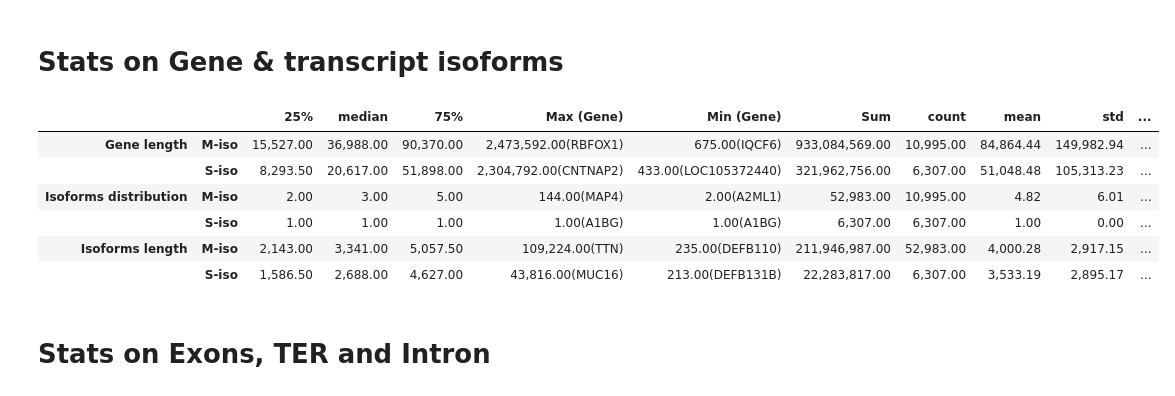
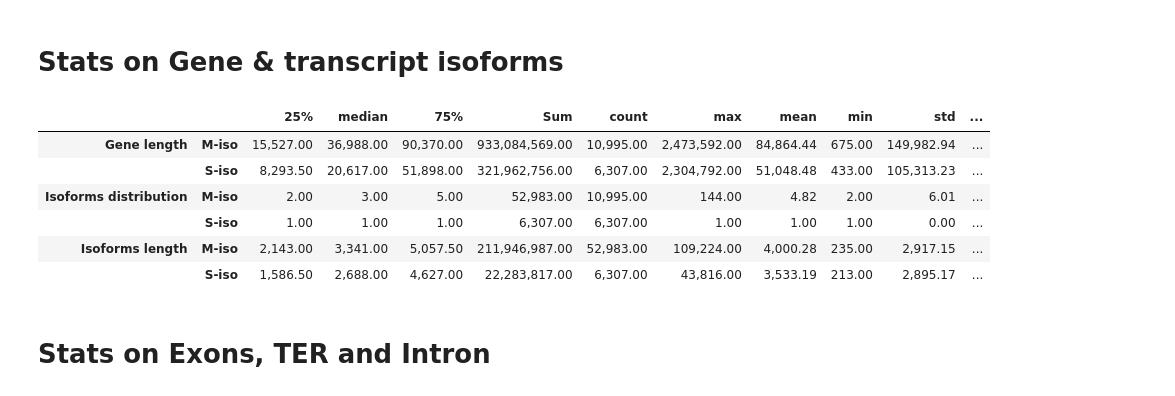
Before and after one commit to weber8thomas/MISOG_SISOG, a Jupyter notebook: src/misog_sisog_analysis.ipynb, the cells around one changed output. Cells and saved outputs as stored; diff of their text form; code cells hidden in the pictures.

```diff
--- a/src/misog_sisog_analysis.ipynb
+++ b/src/misog_sisog_analysis.ipynb
@@ -162,42 +153,13 @@ Name: Miso_siso, dtype: int64
 # %% [markdown]
 # Stats on Gene & transcript isoforms
 # %%
-def describe(df):
+def describe(df, x):
     d = df.describe()
     d.loc['Sum'] = df.sum()
     return d
 
-# CUSTOM describe fct
-def describe_dev(df, complete_df):
-#     print(complete_df)
-    d = df.describe()
-    iqr = scipy.stats.iqr(df)
-    quantile_25 = np.quantile(df, 0.25)
-    quantile_75 = np.quantile(df, 0.75)
-    lower_limit = 1.5 * iqr - quantile_25
-    upper_limit =  1.5 * iqr +  quantile_75
-    std = df.std()
-    mean = df.mean()
-
-    df_lite = df[df < (mean + (3 * std)) ]
-    d.loc['Sum'] = df.sum()
-
-    index = df.index[df == df.min()]
-    minvalue = complete_df.loc[df.index[df == df.min()]]['Gene'].values.tolist()[0]
-    d['Min (Gene)'] = "{:,.2f}".format(d.loc['min']) + '({})'.format(minvalue)
-
-    minvalue = complete_df.loc[df.index[df == df.max()]]['Gene'].values.tolist()[0]
-    d['Max (Gene)'] = "{:,.2f}".format(d.loc['max']) + '({})'.format(minvalue)
-
-    d = d.drop(['min' ,  'max'])
-
-
-    return d
 
 pd.options.display.float_format = '{:,.2f}'.format
-
-
-
 
 # Genes length
 
@@ -209,7 +171,7 @@ refseq_genes = pd.merge(refseq_genes, miso_siso[['Gene', 'Miso_siso']].drop_dupl
 refseq_genes = refseq_genes.loc[~refseq_genes['Gene'].isin(single_cds_genes)]
 
 
-refseq_genes_stats = pd.DataFrame(refseq_genes.groupby('Miso_siso')['Gene_length'].apply(lambda df: describe_dev(df, refseq_genes))).reset_index().pivot(index='level_1', columns='Miso_siso', values='Gene_length')
+refseq_genes_stats = pd.DataFrame(refseq_genes.groupby('Miso_siso')['Gene_length'].apply(lambda df: describe(df, refseq_genes))).reset_index().pivot(index='level_1', columns='Miso_siso', values='Gene_length')
 
 mwu = scipy.stats.mannwhitneyu(
         refseq_genes.loc[refseq_genes['Miso_siso'] == 'Miso']['Gene_length'],
@@ -230,7 +192,7 @@ refseq_isoform_length = refseq_exons_utr.copy()
 refseq_isoform_length = refseq_isoform_length.loc[~refseq_isoform_length['Gene'].isin(single_cds_genes)]
 refseq_isoform_length_stats_raw = refseq_isoform_length.groupby(['Miso_siso', 'Gene', 'RNA_name'])['Length'].sum().reset_index()
 
-refseq_isoform_length_stats = pd.DataFrame(refseq_isoform_length_stats_raw.groupby('Miso_siso')['Length'].apply(lambda r: describe_dev(r, refseq_isoform_length_stats_raw)).T).reset_index().pivot(index='level_1', columns='Miso_siso', values='Length')
+refseq_isoform_length_stats = pd.DataFrame(refseq_isoform_length_stats_raw.groupby('Miso_siso')['Length'].apply(lambda r: describe(r, refseq_isoform_length_stats_raw)).T).reset_index().pivot(index='level_1', columns='Miso_siso', values='Length')
 
 mwu = scipy.stats.mannwhitneyu(
         refseq_isoform_length_stats_raw.loc[refseq_isoform_length_stats_raw['Miso_siso'] == 'Miso']['Length'],
@@ -252,51 +214,52 @@ refseq_mrna['Gene'] = refseq_mrna['Attributes'].apply(lambda r: [e.replace('Pare
 refseq_mrna = pd.merge(refseq_mrna, miso_siso[['Gene', 'Miso_siso']].drop_duplicates(), on='Gene')
 refseq_mrna = refseq_mrna.loc[~refseq_mrna['Gene'].isin(single_cds_genes)]
 
 refseq_mrna_stats_raw = refseq_mrna.groupby(['Miso_siso', 'Gene'])['RNA_name'].count().reset_index()
-refseq_mrna_stats = pd.DataFrame(refseq_mrna_stats_raw.groupby('Miso_siso')['RNA_name'].apply(lambda r: describe_dev(r, refseq_mrna_stats_raw))).reset_index().pivot(index='level_1', columns='Miso_siso', values='RNA_name')
+refseq_mrna_stats = pd.DataFrame(refseq_mrna_stats_raw.groupby('Miso_siso')['RNA_name'].apply(lambda r: describe(r, refseq_mrna_stats_raw))).reset_index().pivot(index='level_1', columns='Miso_siso', values='RNA_name')
 
 mwu = scipy.stats.mannwhitneyu(
         refseq_mrna_stats_raw.loc[refseq_mrna_stats_raw['Miso_siso'] == 'Miso']['RNA_name'],
         refseq_mrna_stats_raw.loc[refseq_mrna_stats_raw['Miso_siso'] == 'Siso']['RNA_name'],
 )[1]
 mwu = '{:0.3e}'.format(mwu)
 
 refseq_mrna_stats.loc['p-value (MWU)'] = mwu
 
 refseq_mrna_stats.columns = pd.MultiIndex.from_product([['Isoforms distribution'], ['M-iso', 'S-iso']])
 refseq_mrna_stats.index.name = 'Statistics'
 
 
 # concat stats
 
 concat_gene_iso_level = pd.concat([refseq_genes_stats, refseq_mrna_stats, refseq_isoform_length_stats], axis=1)
 concat_gene_iso_level.index.name = ""
 concat_gene_iso_level = concat_gene_iso_level.T
 concat_gene_iso_level = concat_gene_iso_level.rename({'50%' : 'median'}, axis=1)
-concat_gene_iso_level.to_excel('/gstock/GeneIso/results/1_stats_gene_iso.xlsx')
 
-import openpyxl
-workbook=openpyxl.load_workbook('/gstock/GeneIso/results/GeneIso.xlsx')
-l_sheets = workbook.get_sheet_names()
-if 'Table S1' in l_sheets:
-    std=workbook.get_sheet_by_name('Table S1')
-    workbook.remove_sheet(std)
+# concat_gene_iso_level.to_excel('/gstock/GeneIso/results/1_stats_gene_iso.xlsx')
 
-with pd.ExcelWriter('/gstock/GeneIso/results/GeneIso.xlsx', mode='a', engine='openpyxl') as writer:
-#     df.to_excel(writer, sheet_name='Sheet_name_3')
-    concat_gene_iso_level.to_excel(writer, sheet_name='Table S1')
+# import openpyxl
+# workbook=openpyxl.load_workbook('/gstock/GeneIso/results/GeneIso.xlsx')
+# l_sheets = workbook.get_sheet_names()
+# if 'Table S1' in l_sheets:
+#     std=workbook.get_sheet_by_name('Table S1')
+#     workbook.remove_sheet(std)
+
+# with pd.ExcelWriter('/gstock/GeneIso/results/GeneIso.xlsx', mode='a', engine='openpyxl') as writer:
+# #     df.to_excel(writer, sheet_name='Sheet_name_3')
+#     concat_gene_iso_level.to_excel(writer, sheet_name='Table S1')
 
 
 
 concat_gene_iso_level
 # %% [output]
-|  |  | 25% | median | 75% | Max (Gene) | Min (Gene) | Sum | count | mean | std | ... |
-| Gene length | M-iso | 15,527.00 | 36,988.00 | 90,370.00 | 2,473,592.00(RBFOX1) | 675.00(IQCF6) | 933,084,569.00 | 10,995.00 | 84,864.44 | 149,982.94 | ... |
-|  | S-iso | 8,293.50 | 20,617.00 | 51,898.00 | 2,304,792.00(CNTNAP2) | 433.00(LOC105372440) | 321,962,756.00 | 6,307.00 | 51,048.48 | 105,313.23 | ... |
-| Isoforms distribution | M-iso | 2.00 | 3.00 | 5.00 | 144.00(MAP4) | 2.00(A2ML1) | 52,983.00 | 10,995.00 | 4.82 | 6.01 | ... |
-|  | S-iso | 1.00 | 1.00 | 1.00 | 1.00(A1BG) | 1.00(A1BG) | 6,307.00 | 6,307.00 | 1.00 | 0.00 | ... |
-| Isoforms length | M-iso | 2,143.00 | 3,341.00 | 5,057.50 | 109,224.00(TTN) | 235.00(DEFB110) | 211,946,987.00 | 52,983.00 | 4,000.28 | 2,917.15 | ... |
-|  | S-iso | 1,586.50 | 2,688.00 | 4,627.00 | 43,816.00(MUC16) | 213.00(DEFB131B) | 22,283,817.00 | 6,307.00 | 3,533.19 | 2,895.17 | ... |
+|  |  | 25% | median | 75% | Sum | count | max | mean | min | std | ... |
+| Gene length | M-iso | 15,527.00 | 36,988.00 | 90,370.00 | 933,084,569.00 | 10,995.00 | 2,473,592.00 | 84,864.44 | 675.00 | 149,982.94 | ... |
+|  | S-iso | 8,293.50 | 20,617.00 | 51,898.00 | 321,962,756.00 | 6,307.00 | 2,304,792.00 | 51,048.48 | 433.00 | 105,313.23 | ... |
+| Isoforms distribution | M-iso | 2.00 | 3.00 | 5.00 | 52,983.00 | 10,995.00 | 144.00 | 4.82 | 2.00 | 6.01 | ... |
+|  | S-iso | 1.00 | 1.00 | 1.00 | 6,307.00 | 6,307.00 | 1.00 | 1.00 | 1.00 | 0.00 | ... |
+| Isoforms length | M-iso | 2,143.00 | 3,341.00 | 5,057.50 | 211,946,987.00 | 52,983.00 | 109,224.00 | 4,000.28 | 235.00 | 2,917.15 | ... |
+|  | S-iso | 1,586.50 | 2,688.00 | 4,627.00 | 22,283,817.00 | 6,307.00 | 43,816.00 | 3,533.19 | 213.00 | 2,895.17 | ... |
 # %% [markdown]
 # Stats on Exons, TER and Intron
 # %% [markdown]
```
Also changed, not shown: parts of 1 cell of this notebook, 3 other files.
